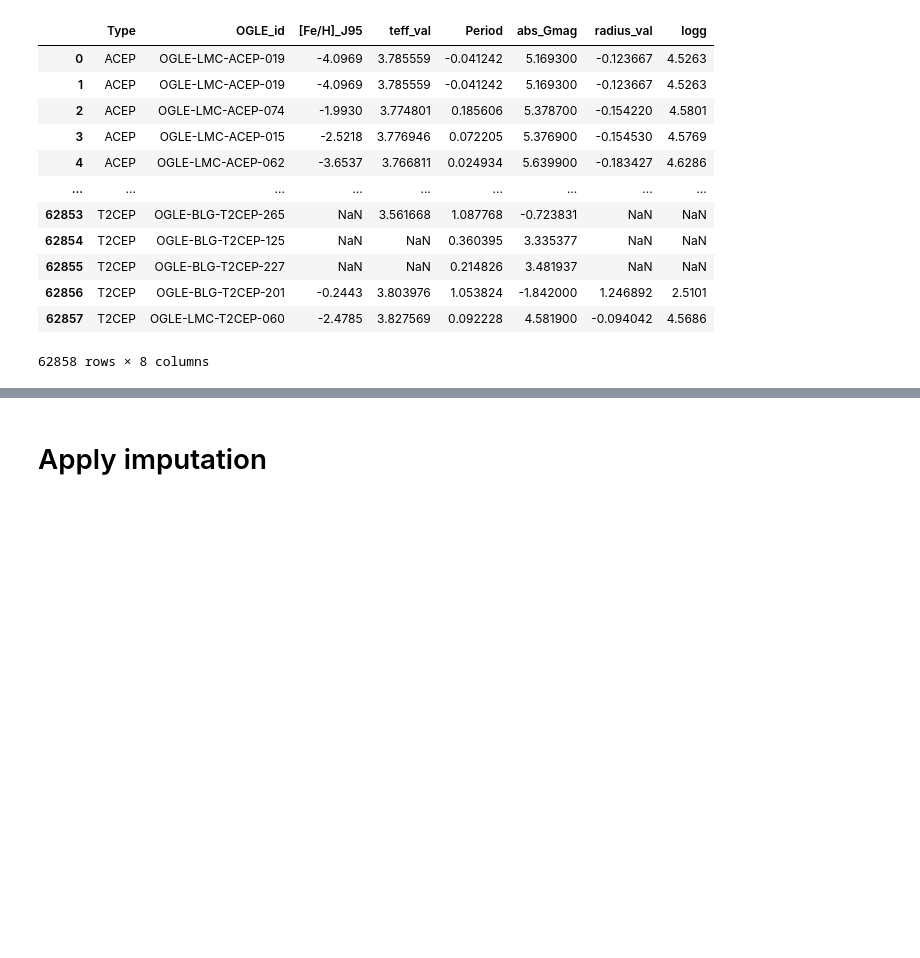
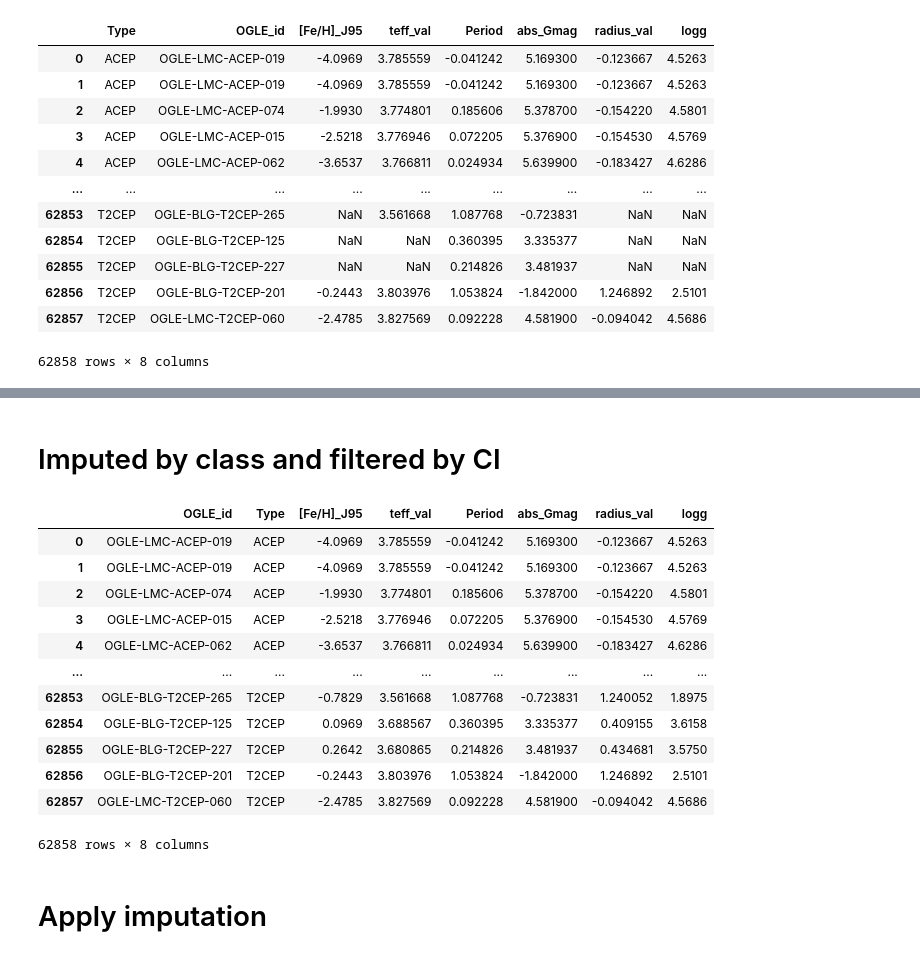
Before and after one commit to frperezgalarce/cnn-pels-vae, a Jupyter notebook: notebooks/dataprocessing_gaia3.ipynb, the cells around one changed output, grey strips where cells are left out. Drawn from its saved outputs; the diff is of its cells as text; code cells hidden in the pictures; blank space fills up the shorter version.

```diff
--- a/notebooks/dataprocessing_gaia3.ipynb
+++ b/notebooks/dataprocessing_gaia3.ipynb
@@ -686,0 +766,2 @@ meta1
+# %% [markdown]
+# Imputed by class and filtered by CI
@@ -687,3 +770,19 @@ meta1
+# %%
+df_imputed_complete
+# %% [output]
+|  | OGLE_id | Type | [Fe/H]_J95 | teff_val | Period | abs_Gmag | radius_val | logg |
+| 0 | OGLE-LMC-ACEP-019 | ACEP | -4.0969 | 3.785559 | -0.041242 | 5.169300 | -0.123667 | 4.5263 |
+| 1 | OGLE-LMC-ACEP-019 | ACEP | -4.0969 | 3.785559 | -0.041242 | 5.169300 | -0.123667 | 4.5263 |
+| 2 | OGLE-LMC-ACEP-074 | ACEP | -1.9930 | 3.774801 | 0.185606 | 5.378700 | -0.154220 | 4.5801 |
+| 3 | OGLE-LMC-ACEP-015 | ACEP | -2.5218 | 3.776946 | 0.072205 | 5.376900 | -0.154530 | 4.5769 |
+| 4 | OGLE-LMC-ACEP-062 | ACEP | -3.6537 | 3.766811 | 0.024934 | 5.639900 | -0.183427 | 4.6286 |
+| ... | ... | ... | ... | ... | ... | ... | ... | ... |
+| 62853 | OGLE-BLG-T2CEP-265 | T2CEP | -0.7829 | 3.561668 | 1.087768 | -0.723831 | 1.240052 | 1.8975 |
+| 62854 | OGLE-BLG-T2CEP-125 | T2CEP | 0.0969 | 3.688567 | 0.360395 | 3.335377 | 0.409155 | 3.6158 |
+| 62855 | OGLE-BLG-T2CEP-227 | T2CEP | 0.2642 | 3.680865 | 0.214826 | 3.481937 | 0.434681 | 3.5750 |
+| 62856 | OGLE-BLG-T2CEP-201 | T2CEP | -0.2443 | 3.803976 | 1.053824 | -1.842000 | 1.246892 | 2.5101 |
+| 62857 | OGLE-LMC-T2CEP-060 | T2CEP | -2.4785 | 3.827569 | 0.092228 | 4.581900 | -0.094042 | 4.5686 |
+62858 rows × 8 columns
 # %% [markdown]
 # Apply imputation
 # %%
```
Also changed, not shown: parts of 26 cells of this notebook, 11 other files.
